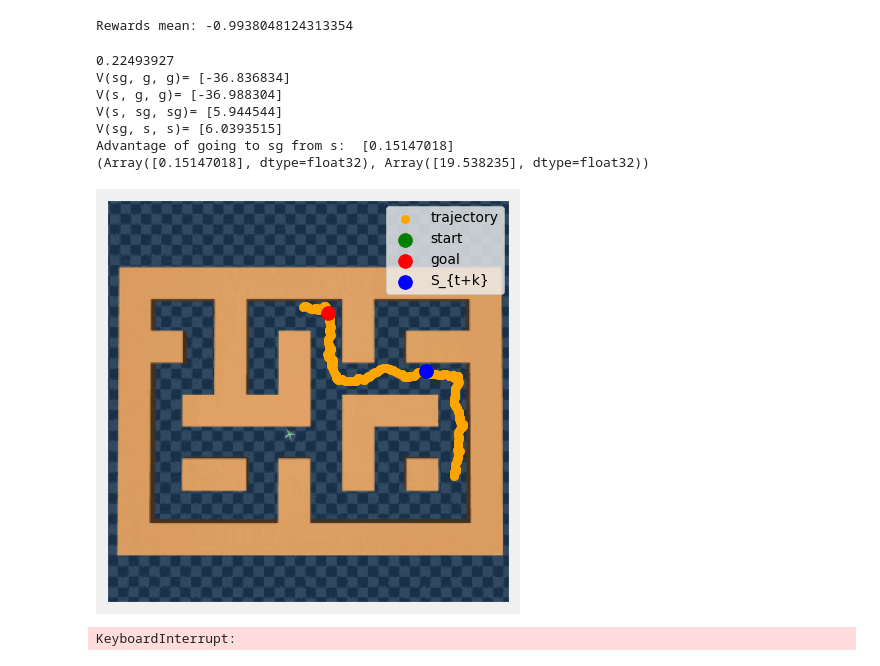
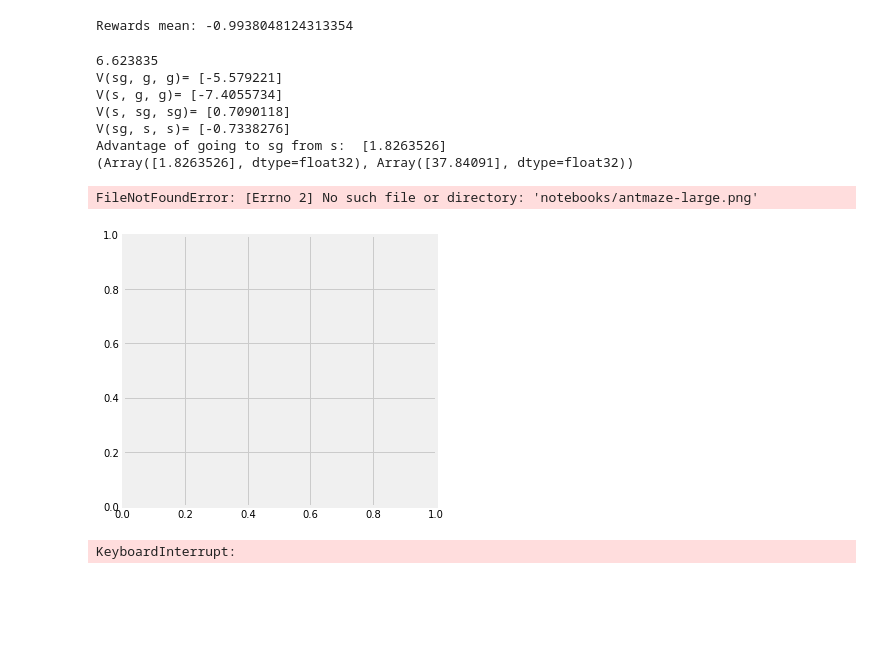
Before and after one commit to skylooop/AILOT, a Jupyter notebook: notebooks/D4RL_viz.ipynb, the cells around one changed output. Cells and saved outputs as stored; diff of their text form; code cells hidden in the pictures; blank space fills up the shorter version.

```diff
--- a/notebooks/D4RL_viz.ipynb
+++ b/notebooks/D4RL_viz.ipynb
@@ -129,6 +129,7 @@ from src.agents import icvf
 icvf_model = icvf.create_eqx_learner(seed=42,
                                      observations=d4rl_ds['observations'][0],
                                      hidden_dims=[256, 256],
+                                     pretrained_folder="antmaze-large-diverse",
                                      load_pretrained_icvf=True)
 # %% [output]
 /home/nazar/PycharmProjects/AILOT
@@ -434,7 +435,7 @@ from src.gc_dataset import GCSDataset, GCDataset
 from src.d4rl_utils import get_dataset
 import dataclasses
 
-expert_trajectory = d4rl_ds['observations'][np.arange(start=1000, stop=1350)]#[np.arange(start=10000, stop=10190)]
+expert_trajectory = d4rl_ds['observations'][np.arange(start=90000, stop=90500)]#[np.arange(start=10000, stop=10190)]
 subgoals = expert_trajectory[[40, 85, 150, 189]]
 
 dataset = get_dataset(env)
@@ -461,18 +462,18 @@ class GCSDataset_test(GCDataset):
         high_traj_goal_indx = np.round(np.minimum(expert_traj_indx+1, self.expert_trajectory.shape[0]-1) * distance + (self.expert_trajectory.shape[0] - 1) * (1 - distance)).astype(int)
         high_traj_target_indx = np.minimum(expert_traj_indx + self.way_steps, high_traj_goal_indx)
 
-        high_random_goal_indx = np.random.randint(self.expert_trajectory.shape[0] - 1, size=batch_size)
-        high_random_target_indx = np.minimum(expert_traj_indx + self.way_steps, self.expert_trajectory.shape[0]-1)
+        high_random_goal_indx = np.random.randint(low=0, high=self.expert_trajectory.shape[0] - 1, size=batch_size)
+        #high_random_target_indx = np.minimum(expert_traj_indx + self.way_steps, self.expert_trajectory.shape[0]-1)
 
         pick_random = (np.random.rand(batch_size) < self.high_p_randomgoal)
         high_goal_idx = np.where(pick_random, high_random_goal_indx, high_traj_goal_indx)
-        high_target_idx = np.where(pick_random, high_random_target_indx, high_traj_target_indx)
-        print(high_goal_idx)
-        batch['ailot_high_goals'] = jax.tree_map(lambda arr: arr[high_goal_idx], self.expert_trajectory) # goals
-        batch['ailot_high_targets'] = jax.tree_map(lambda arr: arr[high_target_idx], self.expert_trajectory)
+        #high_target_idx = np.where(pick_random, high_random_target_indx, high_traj_target_indx)
+
+        #batch['ailot_high_goals'] = jax.tree_map(lambda arr: arr[high_goal_idx], self.expert_trajectory) # goals
+        batch['ailot_high_goals'] = jax.tree_map(lambda arr: arr[high_goal_idx], self.expert_trajectory)
         return batch
 
-gc_dataset = GCSDataset(dataset, **gcsds_params, expert_trajectory=expert_trajectory, way_steps=15, high_p_randomgoal=0.5)
+gc_dataset = GCSDataset(dataset, **gcsds_params, expert_trajectory=expert_trajectory, way_steps=25, high_p_randomgoal=0.1)
 # %% [output]
 Rewards mean: -0.9938048124313354
 # %%
@@ -480,14 +481,15 @@ sample = gc_dataset.sample(1)
 # %%
 %matplotlib inline
 
 print(icvf_stat(sample))
-plot_traj_image(sample, sample['observations'][0], sample['ailot_high_goals'][0], sample['ailot_low_goals'][0], "notebooks/antmaze-large.png")
+plot_traj_image(sample, sample['observations'][0], sample['ailot_high_targets'][0], sample['ailot_low_goals'][0], "notebooks/antmaze-large.png")
 # %% [output]
-0.22493927
-V(sg, g, g)= [-36.836834]
-V(s, g, g)= [-36.988304]
-V(s, sg, sg)= [5.944544]
-V(sg, s, s)= [6.0393515]
-Advantage of going to sg from s:  [0.15147018]
-(Array([0.15147018], dtype=float32), Array([19.538235], dtype=float32))
+6.623835
+V(sg, g, g)= [-5.579221]
+V(s, g, g)= [-7.4055734]
+V(s, sg, sg)= [0.7090118]
+V(sg, s, s)= [-0.7338276]
+Advantage of going to sg from s:  [1.8263526]
+(Array([1.8263526], dtype=float32), Array([37.84091], dtype=float32))
+FileNotFoundError: [Errno 2] No such file or directory: 'notebooks/antmaze-large.png'
-[figure, old version]
+[figure, new version]
```
Also changed, not shown: parts of 19 cells of this notebook, 5 other files.
